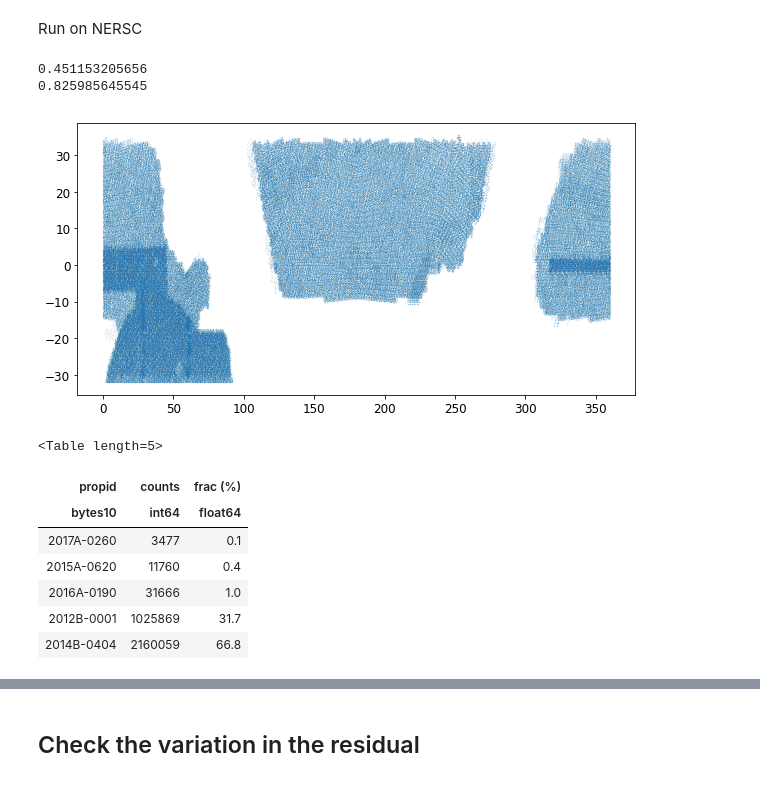
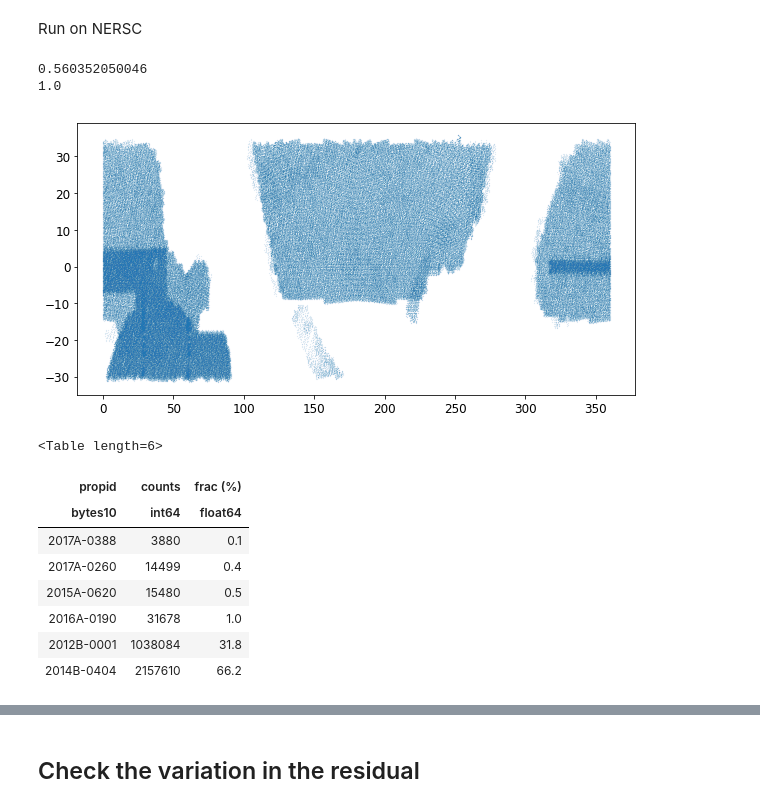
Before and after one commit to rongpu/desi-misc, a Jupyter notebook: bright_star_profiles/individual_ccds/decam_psfex_fitting-check_variation-all_filters.ipynb, the cells around one changed output, grey strips where cells are left out. Drawn from its saved outputs; the diff is of its cells as text; code cells hidden in the pictures.

```diff
--- a/bright_star_profiles/individual_ccds/decam_psfex_fitting-check_variation-all_filters.ipynb
+++ b/bright_star_profiles/individual_ccds/decam_psfex_fitting-check_variation-all_filters.ipynb
@@ -181,26 +181,26 @@ region_name = 'decals_ngc'
 pixscale = 0.262
 # %%
 ccd_columns = ['image_filename', 'image_hdu', 'camera', 'expnum', 'ccdname', 'filter', 'fwhm', 'ra', 'dec', 'ccd_cuts', 'ccdzpt', 'exptime', 'ccdraoff', 'ccddecoff', 'propid']
-surveyccd_path = '/global/project/projectdirs/cosmo/work/legacysurvey/dr9/reorg/decam/survey-ccds-decam-dr8-newlocs2.fits.gz'
+surveyccd_path = '/global/project/projectdirs/cosmo/work/legacysurvey/dr9/survey-ccds-decam-dr9-cut.fits.gz'
 
 ccd = fitsio.read(surveyccd_path, columns=ccd_columns)
 ccd = Table(ccd)
 
 mask = ccd['ccd_cuts']==0
 print(np.sum(mask)/len(mask))
 ccd = ccd[mask]
 
 mask = ccd['dec']>-32
 print(np.sum(mask)/len(mask))
 ccd = ccd[mask]
 
 plt.figure(figsize=(10, 5))
 plt.plot(ccd['ra'][::10], ccd['dec'][::10], '.', ms=0.1)
 plt.show()
 # %% [output]
-0.451153205656
-0.825985645545
+0.560352050046
+1.0
-[figure, old version]
+[figure, new version]
 # %%
 t = Table()
 t['propid'], t['counts'] = np.unique(ccd['propid'], return_counts=True)
@@ -209,14 +209,15 @@ t['frac (%)'].format = '%.1f'
 t.sort('counts')
 t
 # %% [output]
-<Table length=5>
+<Table length=6>
 | propid | counts | frac (%) |
 | bytes10 | int64 | float64 |
-| 2017A-0260 | 3477 | 0.1 |
-| 2015A-0620 | 11760 | 0.4 |
-| 2016A-0190 | 31666 | 1.0 |
-| 2012B-0001 | 1025869 | 31.7 |
-| 2014B-0404 | 2160059 | 66.8 |
+| 2017A-0388 | 3880 | 0.1 |
+| 2017A-0260 | 14499 | 0.4 |
+| 2015A-0620 | 15480 | 0.5 |
+| 2016A-0190 | 31678 | 1.0 |
+| 2012B-0001 | 1038084 | 31.8 |
+| 2014B-0404 | 2157610 | 66.2 |
 # %%
 for band in ['g', 'r', 'z']:
     mask = (ccd['propid']=='2014B-0404') & (ccd['filter']==band)
```
Also changed, not shown: parts of 9 cells of this notebook, 2 other files.
